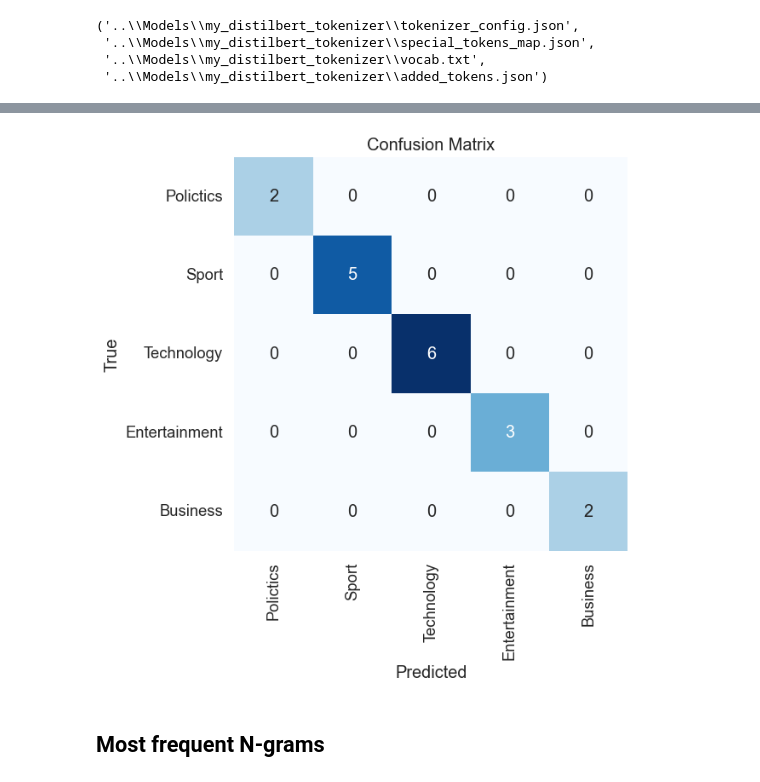
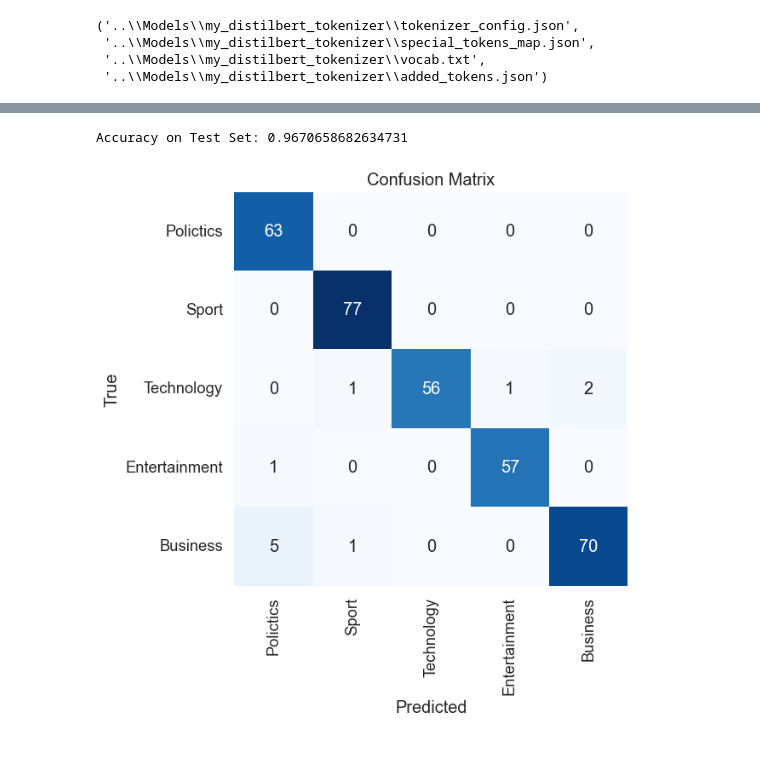
Before and after one commit to rvloenhout/CNN-Text-Classification-Practice, a Jupyter notebook: DistilBERT.ipynb, the cells around one changed output, grey strips where cells are left out. Drawn from its saved outputs; the diff is of its cells as text; code cells hidden in the pictures; blank space fills up the shorter version.

```diff
--- a/DistilBERT.ipynb
+++ b/DistilBERT.ipynb
@@ -124,20 +43,6 @@ tokenizer = DistilBertTokenizer.from_pretrained('distilbert-base-uncased')
 # Encode the text data
 train_encodings = tokenizer(train_texts, truncation=True, padding=True)
 val_encodings = tokenizer(val_texts, truncation=True, padding=True)
-
-# Create a custom dataset class
-class TextDataset(Dataset):
-    def __init__(self, encodings, labels):
-        self.encodings = encodings
-        self.labels = labels
-
-    def __getitem__(self, idx):
-        item = {key: torch.tensor(val[idx]) for key, val in self.encodings.items()}
-        item['labels'] = torch.tensor(self.labels[idx])
-        return item
-
-    def __len__(self):
-        return len(self.labels)
 
 # Create the dataset objects
 train_dataset = TextDataset(train_encodings, train_labels)
@@ -148,14 +53,15 @@ model = DistilBertForSequenceClassification.from_pretrained('distilbert-base-unc
 
 # Define the training arguments
 training_args = TrainingArguments(
-    output_dir='./results',          # output directory
+    #output_dir='./results',          # output directory
     num_train_epochs=3,              # total number of training epochs
     per_device_train_batch_size=16,  # batch size per device during training
     per_device_eval_batch_size=64,   # batch size for evaluation
     warmup_steps=500,                # number of warmup steps for learning rate scheduler
     weight_decay=0.01,               # strength of weight decay
-    logging_dir='./logs',            # directory for storing logs
-    logging_steps=10,
+    #logging_dir='./logs',            # directory for storing logs
+    #logging_steps=10,
+    seed=42
 )
 
 # Initialize the Trainer
@@ -198,17 +90,3 @@ tokenizer.save_pretrained('..\Models\my_distilbert_tokenizer')
  '..\\Models\\my_distilbert_tokenizer\\special_tokens_map.json',
  '..\\Models\\my_distilbert_tokenizer\\vocab.txt',
  '..\\Models\\my_distilbert_tokenizer\\added_tokens.json')
-# %%
-# Create a custom dataset class
-class TextDataset(Dataset):
-    def __init__(self, encodings, labels):
-        self.encodings = encodings
-        self.labels = labels
-
-    def __getitem__(self, idx):
-        item = {key: torch.tensor(val[idx]) for key, val in self.encodings.items()}
-        item['labels'] = torch.tensor(self.labels[idx])
-        return item
-
-    def __len__(self):
-        return len(self.labels)
@@ -301,15 +149,17 @@ weighted avg       0.80      0.76      0.76        50
+# %%
+accuracy = accuracy_score(test_labels, predictions)
+print("Accuracy on Test Set:", accuracy)
+# %% [output]
+Accuracy on Test Set: 0.9670658682634731
 # %%
-
-confusion = confusion_matrix(test_labels, pred_labels)
+confusion = confusion_matrix(test_labels, predictions)
 plt.figure(figsize=(8, 6))
 sns.set(font_scale=1.2)
 sns.heatmap(confusion, annot=True, fmt="d", cmap="Blues", cbar=False, square=True,
 xticklabels=["Polictics", "Sport", "Technology", "Entertainment", "Business"], yticklabels=["Polictics", "Sport", "Technology", "Entertainment", "Business"])
 plt.xlabel('Predicted')
 plt.ylabel('True')
 plt.title('Confusion Matrix')
 plt.show()
 # %% [output]
-[figure, old version]
+[figure, new version]
-# %% [markdown]
-## Most frequent N-grams
```
Also changed, not shown: parts of 18 cells of this notebook, 5 other files.
